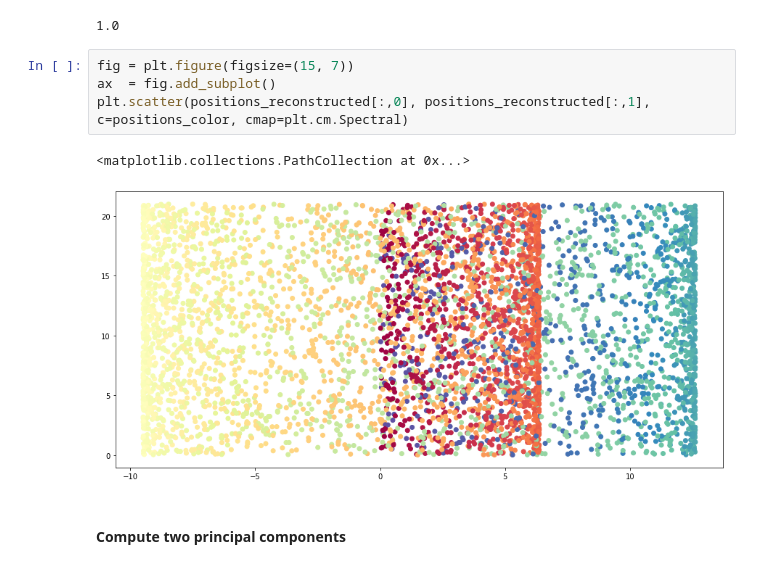
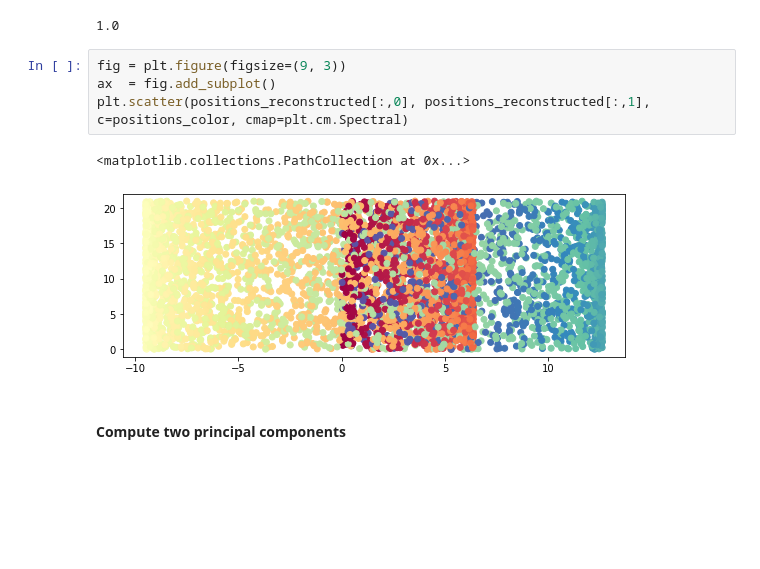
Before and after one commit to Erfan-Mashayekh/MLCMS, a Jupyter notebook: Exercise3/DiffusionMap/notebook.ipynb, the cells around one changed output. Drawn from its saved outputs; the diff is of its cells as text; blank space fills up the shorter version.

```diff
--- a/Exercise3/DiffusionMap/notebook.ipynb
+++ b/Exercise3/DiffusionMap/notebook.ipynb
@@ -119,12 +119,12 @@ print(energy)
 # %% [output]
 1.0
 # %%
-fig = plt.figure(figsize=(15, 7))
+fig = plt.figure(figsize=(9, 3))
 ax  = fig.add_subplot()
 plt.scatter(positions_reconstructed[:,0], positions_reconstructed[:,1], c=positions_color, cmap=plt.cm.Spectral)
 # %% [output]
 <matplotlib.collections.PathCollection at 0x...>
-[figure, old version]
+[figure, new version]
 # %% [markdown]
 #### Compute two principal components
 # %%
```
Also changed, not shown: parts of 1 cell of this notebook.
